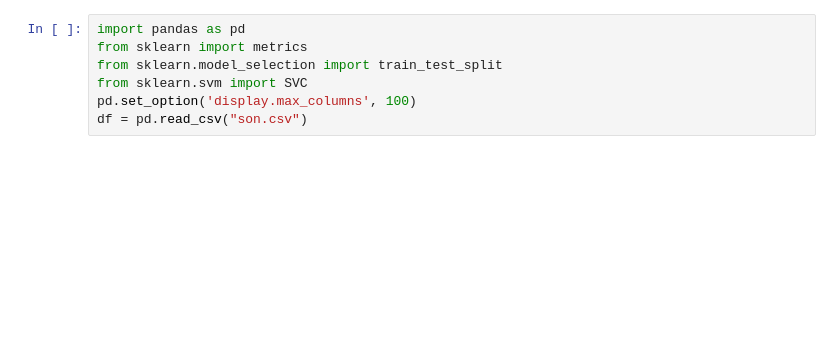
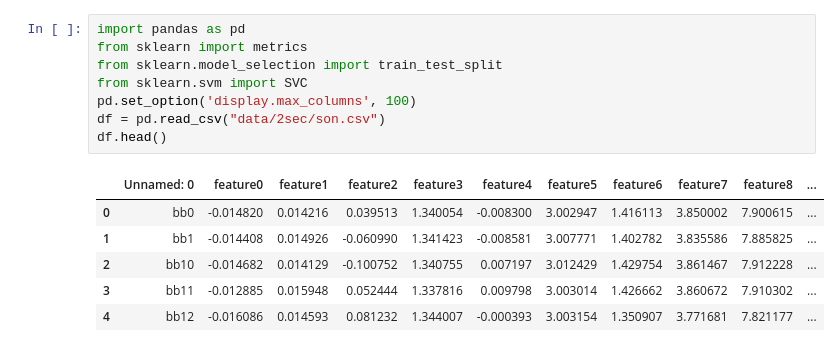
Before and after one commit to rpdev63/brief-audio, a Jupyter notebook: Prediction_model_SVM.ipynb, the cells around one changed output. Drawn from its saved outputs; the diff is of its cells as text; blank space fills up the shorter version.

```diff
--- a/Prediction_model_SVM.ipynb
+++ b/Prediction_model_SVM.ipynb
@@ -1,8 +1,16 @@
 # %%
 import pandas as pd
 from sklearn import metrics
 from sklearn.model_selection import train_test_split
 from sklearn.svm import SVC
 pd.set_option('display.max_columns', 100)
-df = pd.read_csv("son.csv")
+df = pd.read_csv("data/2sec/son.csv")
+df.head()
+# %% [output]
+|  | Unnamed: 0 | feature0 | feature1 | feature2 | feature3 | feature4 | feature5 | feature6 | feature7 | feature8 | ... |
+| 0 | bb0 | -0.014820 | 0.014216 | 0.039513 | 1.340054 | -0.008300 | 3.002947 | 1.416113 | 3.850002 | 7.900615 | ... |
+| 1 | bb1 | -0.014408 | 0.014926 | -0.060990 | 1.341423 | -0.008581 | 3.007771 | 1.402782 | 3.835586 | 7.885825 | ... |
+| 2 | bb10 | -0.014682 | 0.014129 | -0.100752 | 1.340755 | 0.007197 | 3.012429 | 1.429754 | 3.861467 | 7.912228 | ... |
+| 3 | bb11 | -0.012885 | 0.015948 | 0.052444 | 1.337816 | 0.009798 | 3.003014 | 1.426662 | 3.860672 | 7.910302 | ... |
+| 4 | bb12 | -0.016086 | 0.014593 | 0.081232 | 1.344007 | -0.000393 | 3.003154 | 1.350907 | 3.771681 | 7.821177 | ... |
 # %%
```
Also changed, not shown: parts of 12 cells of this notebook, 2 other files.
